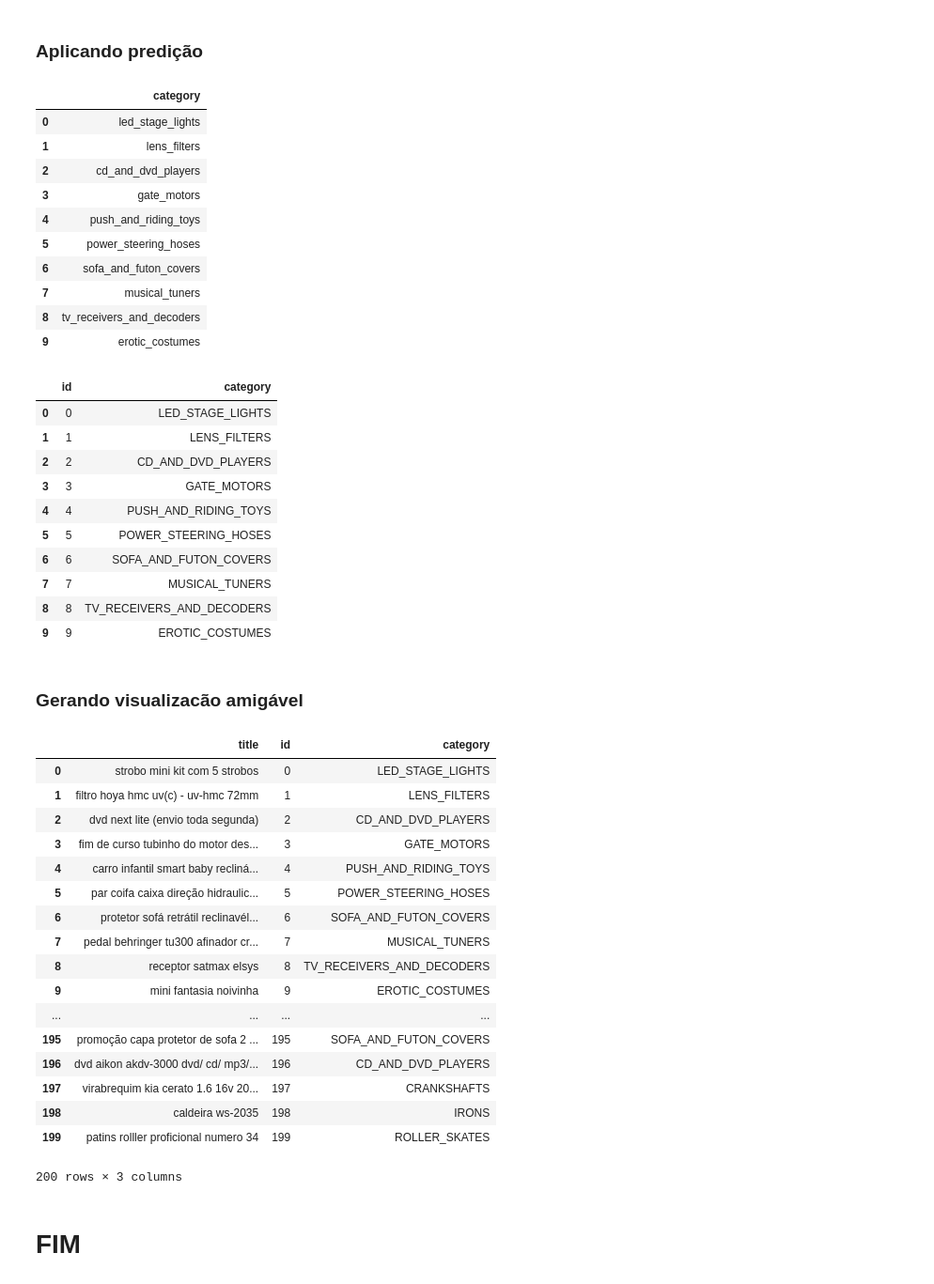
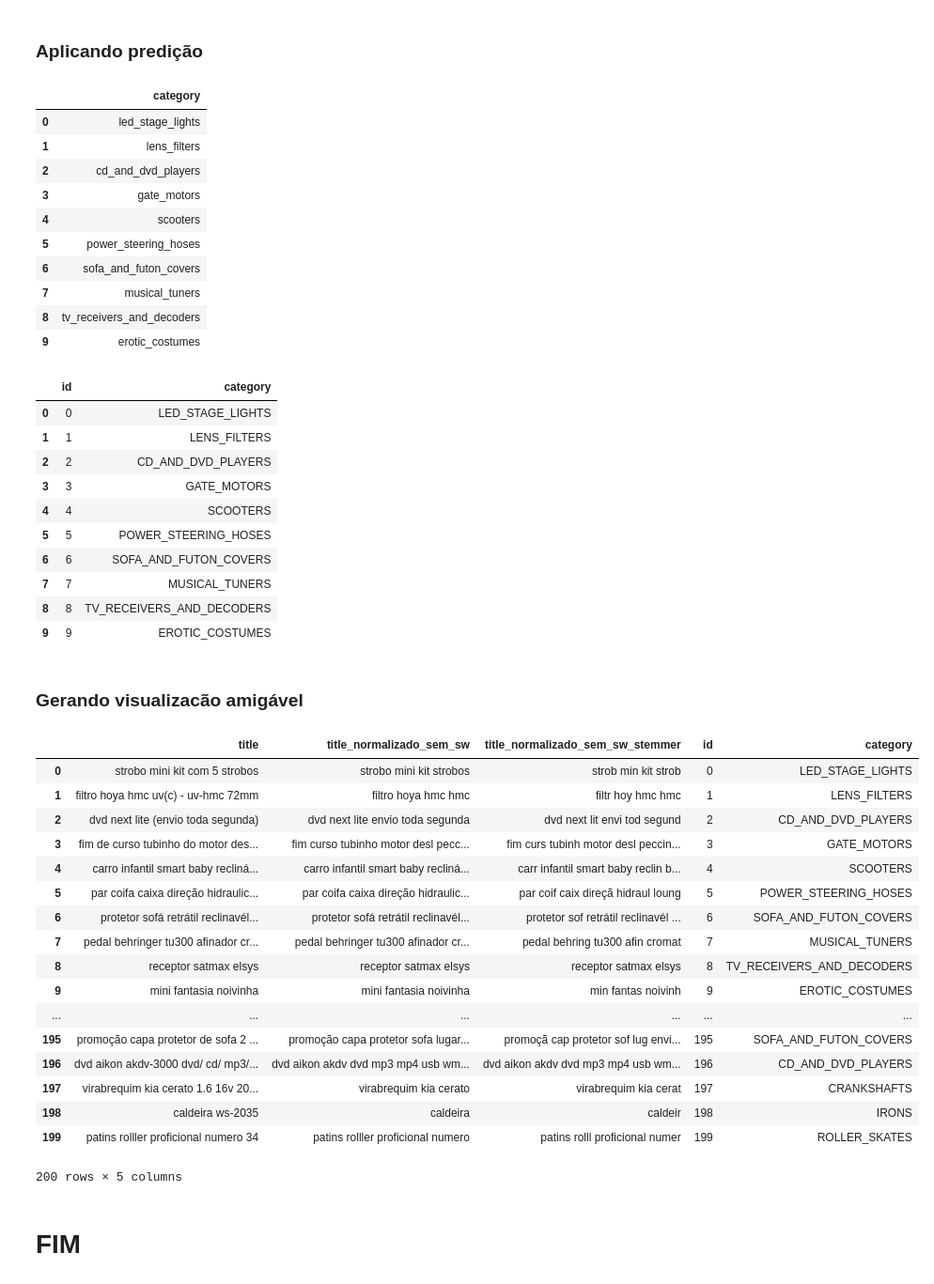
Before and after one commit to mbjesus/desafio_01_nlp_ufg, a Jupyter notebook: TreinoMelhorModelo.ipynb, the cells around one changed output. Shown at 94% size. Drawn from its saved outputs; the diff is of its cells as text; code cells hidden in the pictures.

```diff
--- a/TreinoMelhorModelo.ipynb
+++ b/TreinoMelhorModelo.ipynb
@@ -86,10 +86,10 @@ datasetTeste.head(5)
 def remover_acentos(texto):
 
     ##REMOVER ACENTOS
-    texto = unicodedata.normalize('NFKD', texto).encode('ASCII', 'ignore').decode('ASCII')
+    #texto = unicodedata.normalize('NFKD', texto).encode('ASCII', 'ignore').decode('ASCII')
 
     ##REMOVER CARACTERES ESPECIAIS
-    texto = re.sub(r'[?|$|&|*|%|@|(|)|~|,|\.|:|\-|\'|/|+]', r' ', texto)
+    texto = re.sub(r'[?|!|$|&|*|%|@|(|)|~|,|\.|:|\-|\'|/|+]', r' ', texto)
 
     ##REMOVER MEDIDAS
     texto = re.sub('(va)|(mm)|(km)|(cm)', r' ', texto)
@@ -342,7 +364,7 @@ data_setPredito.head(10)
 | 1 | lens_filters |
 | 2 | cd_and_dvd_players |
 | 3 | gate_motors |
-| 4 | push_and_riding_toys |
+| 4 | scooters |
 | 5 | power_steering_hoses |
 | 6 | sofa_and_futon_covers |
 | 7 | musical_tuners |
@@ -363,7 +385,7 @@ submissao.head(10)
 | 1 | 1 | LENS_FILTERS |
 | 2 | 2 | CD_AND_DVD_PLAYERS |
 | 3 | 3 | GATE_MOTORS |
-| 4 | 4 | PUSH_AND_RIDING_TOYS |
+| 4 | 4 | SCOOTERS |
 | 5 | 5 | POWER_STEERING_HOSES |
 | 6 | 6 | SOFA_AND_FUTON_COVERS |
 | 7 | 7 | MUSICAL_TUNERS |
@@ -372,28 +394,28 @@ submissao.head(10)
 # %% [markdown]
 ### Gerando visualizacão amigável
 # %%
-visualizacaoResutado =   pd.merge(datasetTeste[["title","id"]],
+visualizacaoResutado =   pd.merge(datasetTeste[["title","title_normalizado_sem_sw","title_normalizado_sem_sw_stemmer","id"]],
                          data_setPredito[["id","category"]],
                          on='id')
 visualizacaoResutado.head(200)
 # %% [output]
-|  | title | id | category |
-| 0 | strobo mini kit com 5 strobos | 0 | LED_STAGE_LIGHTS |
-| 1 | filtro hoya hmc uv(c) - uv-hmc 72mm | 1 | LENS_FILTERS |
-| 2 | dvd next lite (envio toda segunda) | 2 | CD_AND_DVD_PLAYERS |
-| 3 | fim de curso tubinho do motor des... | 3 | GATE_MOTORS |
-| 4 | carro infantil smart baby recliná... | 4 | PUSH_AND_RIDING_TOYS |
-| 5 | par coifa caixa direção hidraulic... | 5 | POWER_STEERING_HOSES |
-| 6 | protetor sofá retrátil reclinavél... | 6 | SOFA_AND_FUTON_COVERS |
-| 7 | pedal behringer tu300 afinador cr... | 7 | MUSICAL_TUNERS |
-| 8 | receptor satmax elsys | 8 | TV_RECEIVERS_AND_DECODERS |
-| 9 | mini fantasia noivinha | 9 | EROTIC_COSTUMES |
-| ... | ... | ... | ... |
-| 195 | promoção capa protetor de sofa 2 ... | 195 | SOFA_AND_FUTON_COVERS |
-| 196 | dvd aikon akdv-3000 dvd/ cd/ mp3/... | 196 | CD_AND_DVD_PLAYERS |
-| 197 | virabrequim kia cerato 1.6 16v 20... | 197 | CRANKSHAFTS |
-| 198 | caldeira ws-2035 | 198 | IRONS |
-| 199 | patins rolller proficional numero 34 | 199 | ROLLER_SKATES |
+|  | title | title_normalizado_sem_sw | title_normalizado_sem_sw_stemmer | id | category |
+| 0 | strobo mini kit com 5 strobos | strobo mini kit strobos | strob min kit strob | 0 | LED_STAGE_LIGHTS |
+| 1 | filtro hoya hmc uv(c) - uv-hmc 72mm | filtro hoya hmc hmc | filtr hoy hmc hmc | 1 | LENS_FILTERS |
+| 2 | dvd next lite (envio toda segunda) | dvd next lite envio toda segunda | dvd next lit envi tod segund | 2 | CD_AND_DVD_PLAYERS |
+| 3 | fim de curso tubinho do motor des... | fim curso tubinho motor desl pecc... | fim curs tubinh motor desl peccin... | 3 | GATE_MOTORS |
+| 4 | carro infantil smart baby recliná... | carro infantil smart baby recliná... | carr infantil smart baby reclin b... | 4 | SCOOTERS |
+| 5 | par coifa caixa direção hidraulic... | par coifa caixa direção hidraulic... | par coif caix direçã hidraul loung | 5 | POWER_STEERING_HOSES |
+| 6 | protetor sofá retrátil reclinavél... | protetor sofá retrátil reclinavél... | protetor sof retrátil reclinavél ... | 6 | SOFA_AND_FUTON_COVERS |
+| 7 | pedal behringer tu300 afinador cr... | pedal behringer tu300 afinador cr... | pedal behring tu300 afin cromat | 7 | MUSICAL_TUNERS |
+| 8 | receptor satmax elsys | receptor satmax elsys | receptor satmax elsys | 8 | TV_RECEIVERS_AND_DECODERS |
+| 9 | mini fantasia noivinha | mini fantasia noivinha | min fantas noivinh | 9 | EROTIC_COSTUMES |
+| ... | ... | ... | ... | ... | ... |
+| 195 | promoção capa protetor de sofa 2 ... | promoção capa protetor sofa lugar... | promoçã cap protetor sof lug envi... | 195 | SOFA_AND_FUTON_COVERS |
+| 196 | dvd aikon akdv-3000 dvd/ cd/ mp3/... | dvd aikon akdv dvd mp3 mp4 usb wm... | dvd aikon akdv dvd mp3 mp4 usb wm... | 196 | CD_AND_DVD_PLAYERS |
+| 197 | virabrequim kia cerato 1.6 16v 20... | virabrequim kia cerato | virabrequim kia cerat | 197 | CRANKSHAFTS |
+| 198 | caldeira ws-2035 | caldeira | caldeir | 198 | IRONS |
+| 199 | patins rolller proficional numero 34 | patins rolller proficional numero | patins rolll proficional numer | 199 | ROLLER_SKATES |
-200 rows × 3 columns
+200 rows × 5 columns
 # %% [markdown]
 # FIM
```
Also changed, not shown: parts of 14 cells of this notebook, 1 other file.
